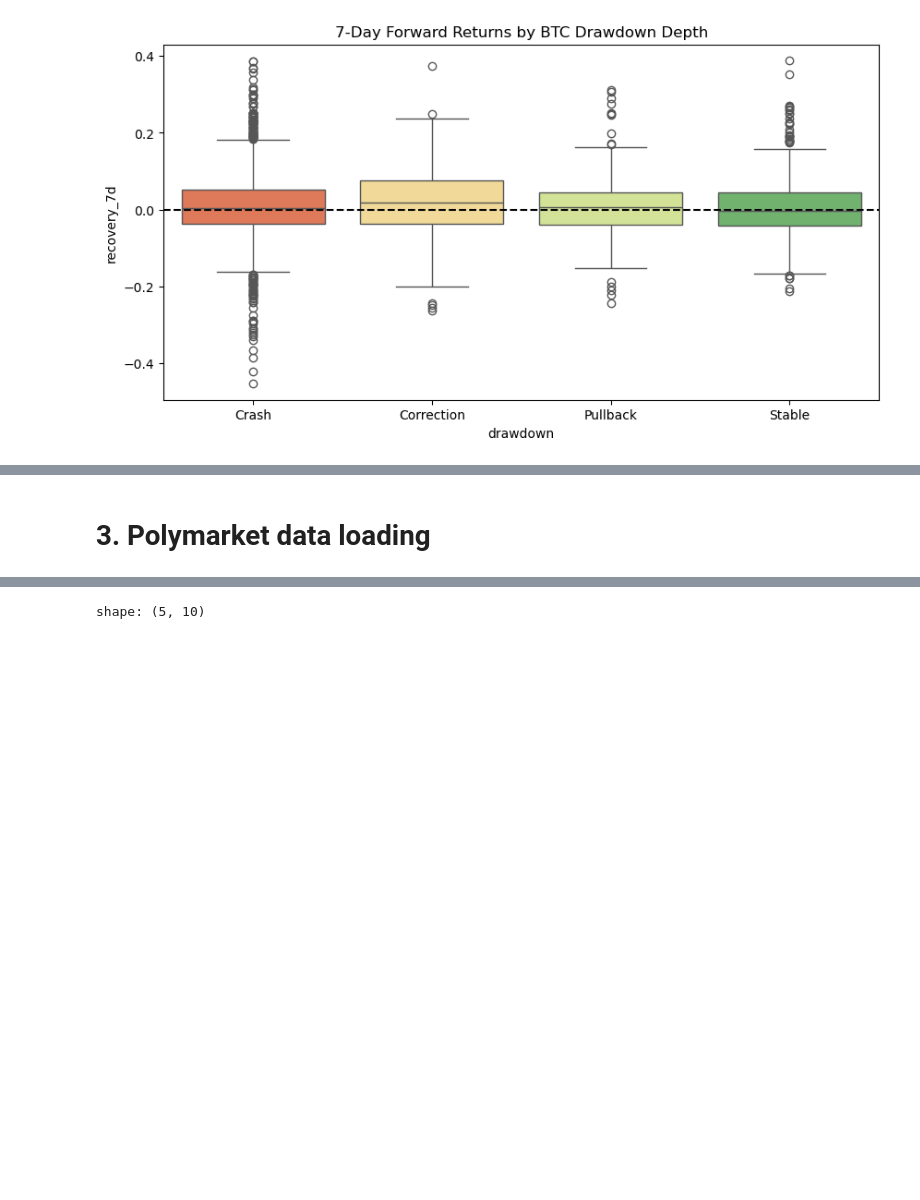
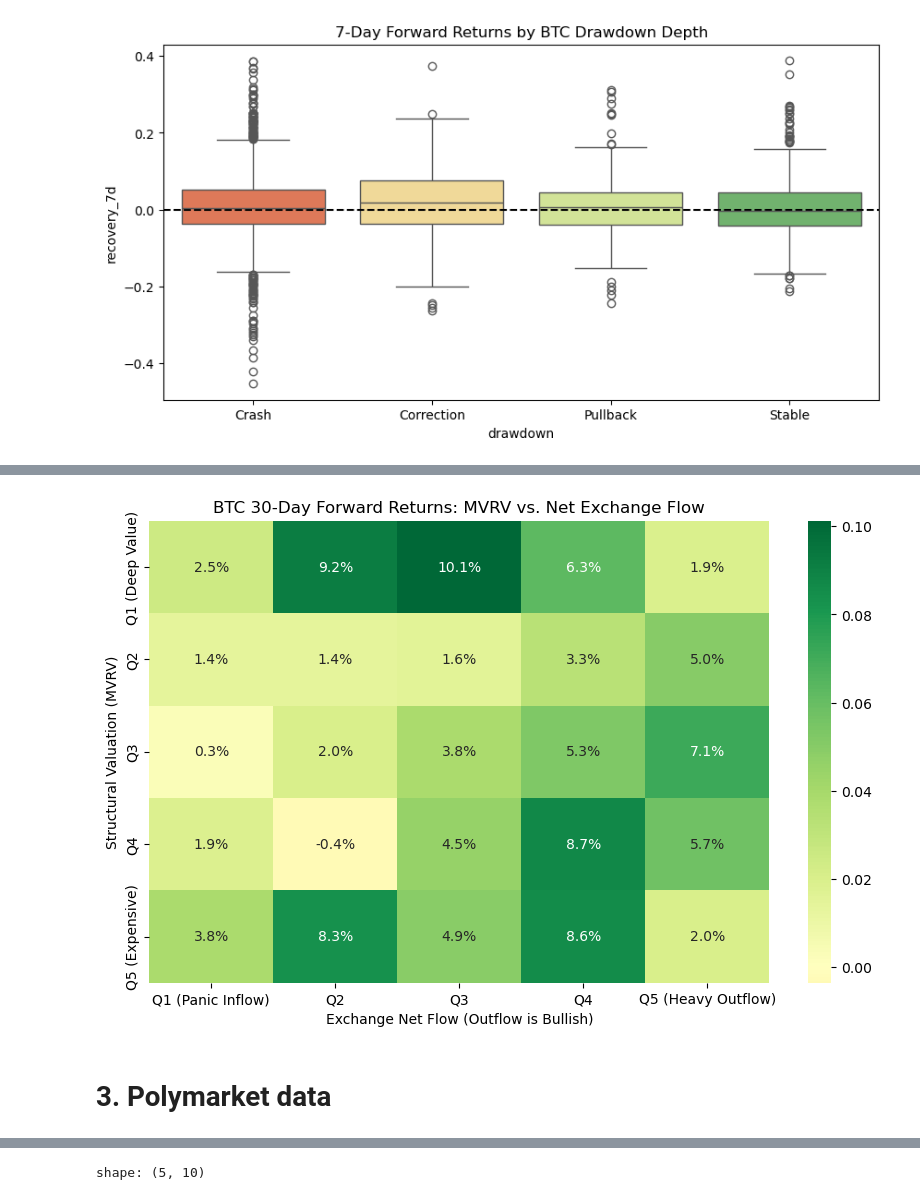
Before and after one commit to shuangvely/bitcoin-analytics-capstone-sp26-team08, a Jupyter notebook: eda/EDA.ipynb, the cells around one changed output, grey strips where cells are left out. Saved outputs shown, nothing was run; the diff lists cells and outputs as text; code cells hidden in the pictures; blank space fills up the shorter version.

```diff
--- a/eda/EDA.ipynb
+++ b/eda/EDA.ipynb
@@ -583,5 +567,29 @@ Passing `palette` without assigning `hue` is deprecated and will be removed in v
+# %%
+# 2D Binning Analysis for Signal 1 - On Chain Active Churn
+# Panic extremes are less profitable than moderate churn
+
+# 1. Prepare Features: Net Flow (Outflow - Inflow) and Active Addresses
+eda['net_flow_usd'] = eda['FlowOutExUSD'] - eda['FlowInExUSD']
+eda['fwd_30d_ret'] = eda['PriceUSD'].shift(-30) / eda['PriceUSD'] - 1
+
+# 2. Create Quintiles for 2D Heatmap
+eda['mvrv_q'] = pd.qcut(eda['CapMVRVCur'], 5, labels=['Q1 (Deep Value)', 'Q2', 'Q3', 'Q4', 'Q5 (Expensive)'])
+eda['flow_q'] = pd.qcut(eda['net_flow_usd'], 5, labels=['Q1 (Panic Inflow)', 'Q2', 'Q3', 'Q4', 'Q5 (Heavy Outflow)'])
+
+# 3. Aggregate Results
+pivot_table = eda.pivot_table(index='mvrv_q', columns='flow_q', values='fwd_30d_ret', aggfunc='mean')
+
+# 4. Plot
+plt.figure(figsize=(10, 6))
+sns.heatmap(pivot_table, annot=True, fmt=".1%", cmap='RdYlGn', center=0)
+plt.title("BTC 30-Day Forward Returns: MVRV vs. Net Exchange Flow")
+plt.xlabel("Exchange Net Flow (Outflow is Bullish)")
+plt.ylabel("Structural Valuation (MVRV)")
+plt.show()
+# %% [output]
+[figure, added]
 # %% [markdown]
-# 3. Polymarket data loading
+# 3. Polymarket data
 # %%
 #read polymarket data
 import sys
```
Also changed, not shown: parts of 43 cells of this notebook, 1 other file.
